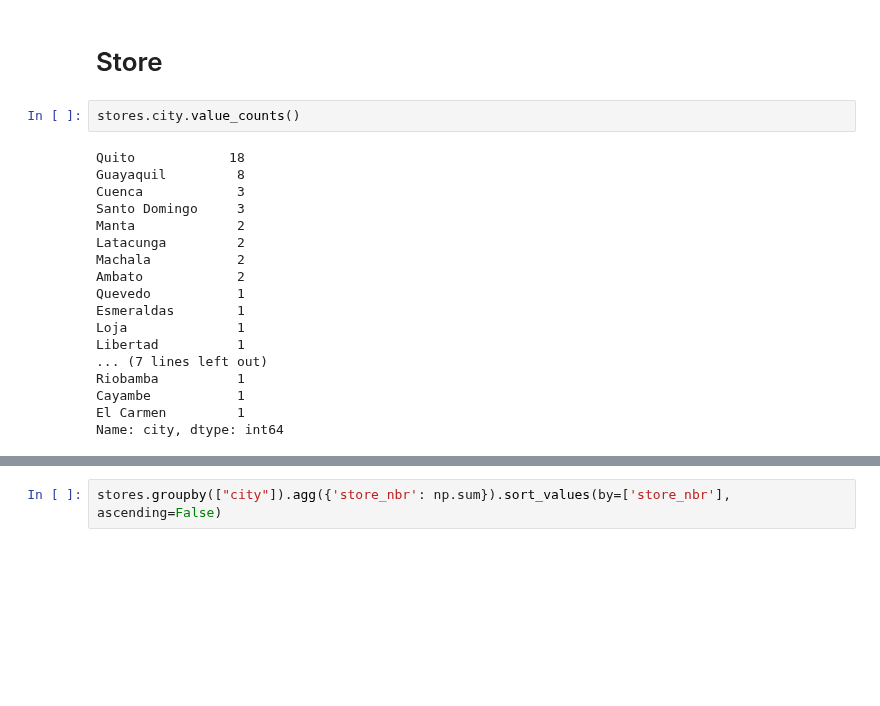
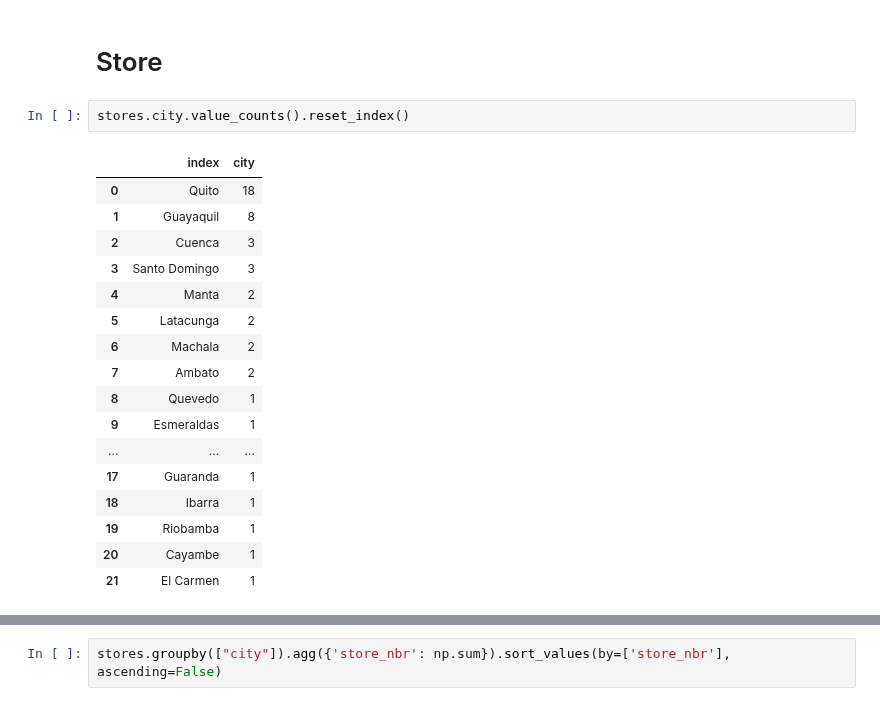
Before and after one commit to K-Ouhmaid/Store-Sales---Time-Series-Forecasting, a Jupyter notebook: store-sales-time-series-forecasting-kh1.ipynb, the cells around one changed output, grey strips where cells are left out. Drawn from its saved outputs; the diff is of its cells as text; blank space fills up the shorter version.

Commit message:
Kaggle Notebook | Store Sales - Time Series Forecasting-Kh1 | Version 15

```diff
--- a/store-sales-time-series-forecasting-kh1.ipynb
+++ b/store-sales-time-series-forecasting-kh1.ipynb
@@ -654,22 +654,22 @@ We need to forecast the sales of each **family** for each **store** in each **da
 # %% [markdown]
 # Store
 # %%
-stores.city.value_counts()
+stores.city.value_counts().reset_index()
 # %% [output]
-Quito            18
-Guayaquil         8
-Cuenca            3
-Santo Domingo     3
-Manta             2
-Latacunga         2
-Machala           2
-Ambato            2
-Quevedo           1
-Esmeraldas        1
-Loja              1
-Libertad          1
-... (7 lines left out)
-Riobamba          1
-Cayambe           1
-El Carmen         1
-Name: city, dtype: int64
+|  | index | city |
+| 0 | Quito | 18 |
+| 1 | Guayaquil | 8 |
+| 2 | Cuenca | 3 |
+| 3 | Santo Domingo | 3 |
+| 4 | Manta | 2 |
+| 5 | Latacunga | 2 |
+| 6 | Machala | 2 |
+| 7 | Ambato | 2 |
+| 8 | Quevedo | 1 |
+| 9 | Esmeraldas | 1 |
+| ... | ... | ... |
+| 17 | Guaranda | 1 |
+| 18 | Ibarra | 1 |
+| 19 | Riobamba | 1 |
+| 20 | Cayambe | 1 |
+| 21 | El Carmen | 1 |
```
Also changed, not shown: parts of 1 cell of this notebook.
